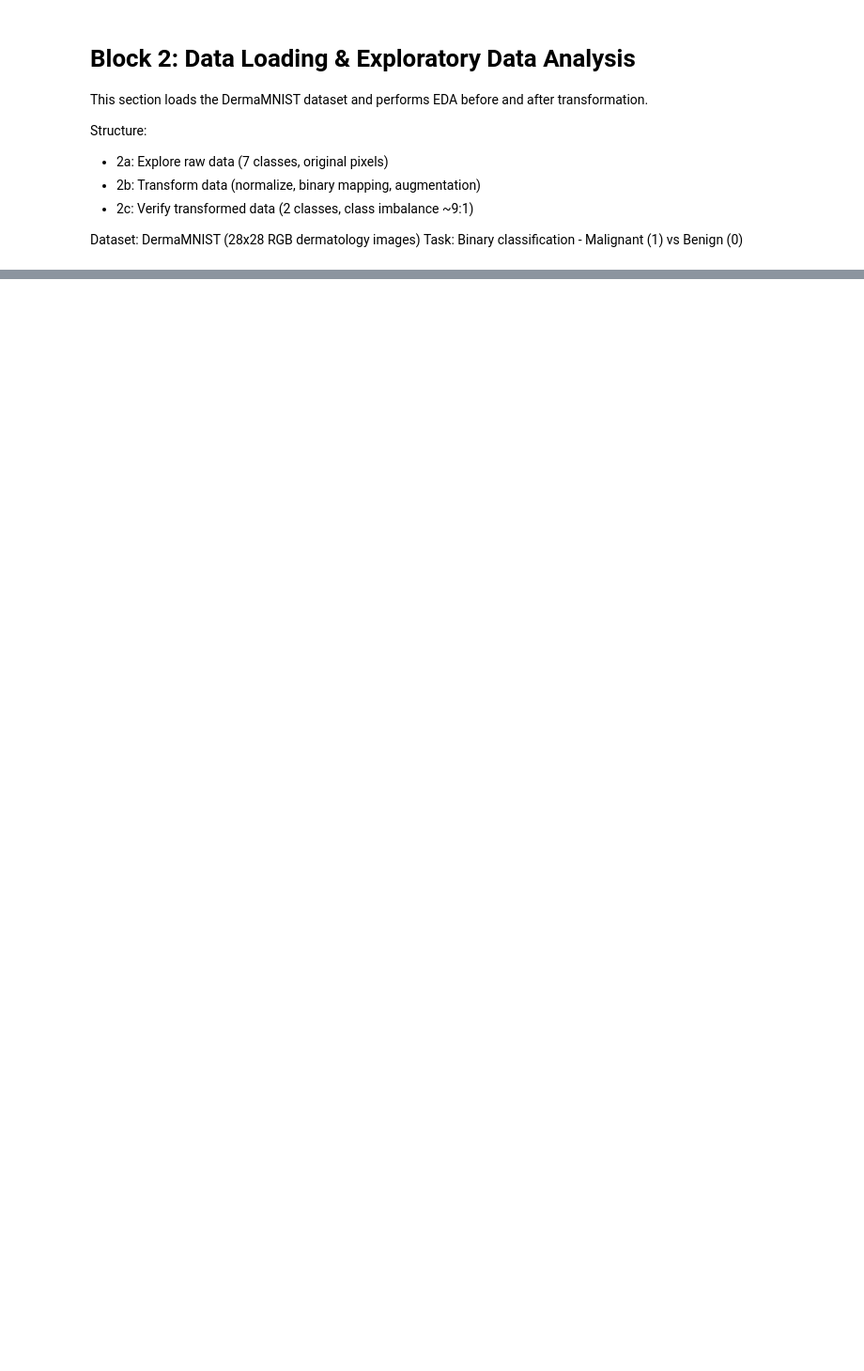
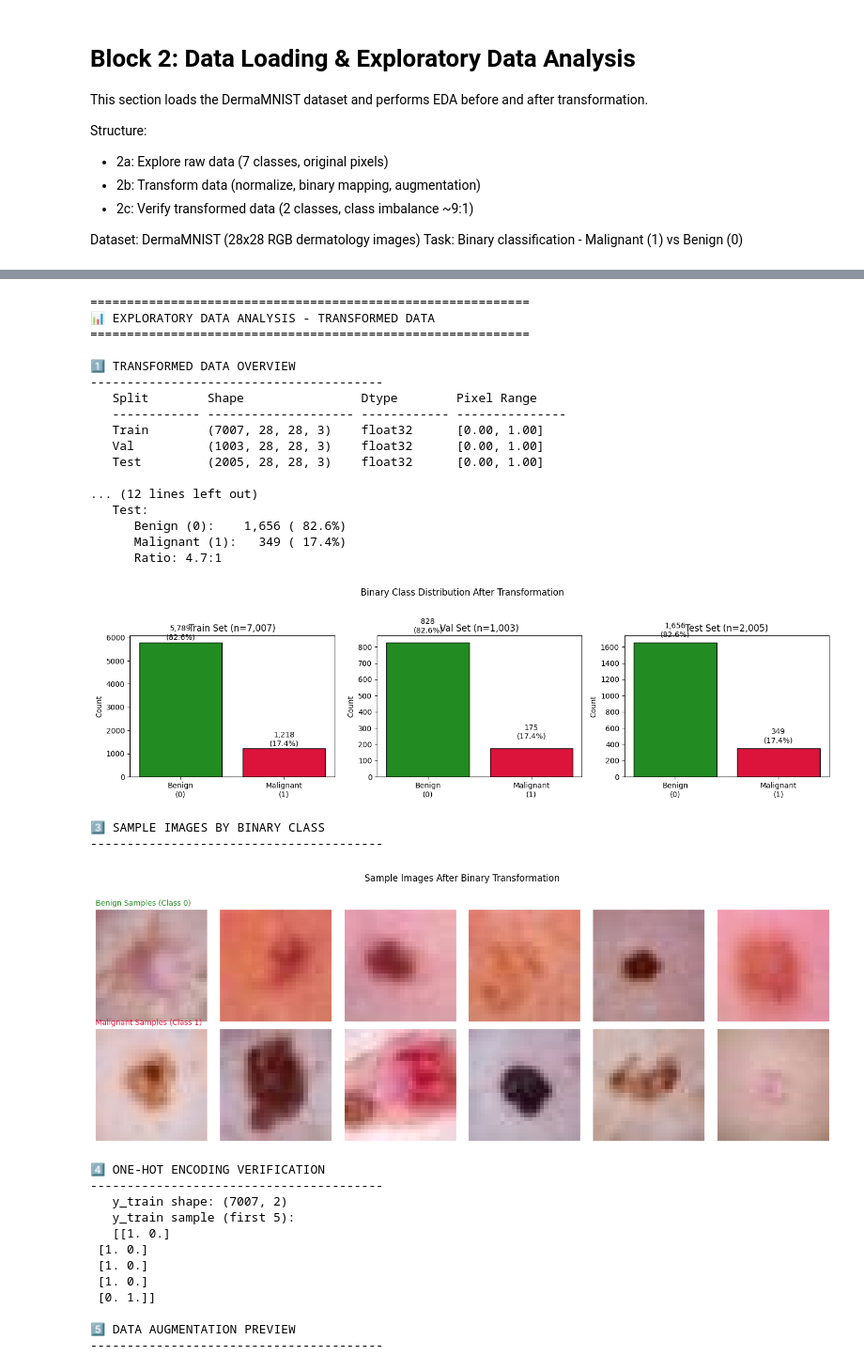
Before and after one commit to gez2code/Binary-Classification-DermaMNIST, a Jupyter notebook: Binary_Classification_DermaMNIST.ipynb, the cells around one changed output, grey strips where cells are left out. Shown at 94% size. Cells and saved outputs as stored; diff of their text form; code cells hidden in the pictures; blank space fills up the shorter version.

Commit message:
adjusted binary classification

```diff
--- a/Binary_Classification_DermaMNIST.ipynb
+++ b/Binary_Classification_DermaMNIST.ipynb
@@ -398,8 +467,12 @@ def load_and_preprocess_data():
     x_test = test_data.imgs.astype('float32') / 255.0
 
     # Binary mapping: Malignant (1) vs Benign (0)
+    # Malignant: mel(1), bcc(3), akiec(4) - cancerous/pre-cancerous
+    # Benign: nv(0), bkl(2), vasc(5), df(6) - non-cancerous
     print("2️⃣ Converting to binary: 7 classes → 2 classes")
-    to_binary = lambda y: np.isin(y, [0, 1, 6]).astype(int)
+    print("   Malignant (1): mel, bcc, akiec")
+    print("   Benign (0): nv, bkl, vasc, df")
+    to_binary = lambda y: np.isin(y, [1, 3, 4]).astype(int)  # mel, bcc, akiec = Malignant
     y_train_bin = to_binary(train_data.labels)
     y_val_bin = to_binary(val_data.labels)
     y_test_bin = to_binary(test_data.labels)
@@ -411,7 +484,15 @@ def load_and_preprocess_data():
     y_test = tf.keras.utils.to_categorical(y_test_bin, 2)
 
     # Class weights
-    class_weights = None  # Will be set in 6
+    class_weights = None  # Will be set in Block 6
+
+    # Print distribution summary
+    print("\n4️⃣ Binary distribution:")
+    for name, y_bin in [('Train', y_train_bin), ('Val', y_val_bin), ('Test', y_test_bin)]:
+        total = len(y_bin)
+        mal = y_bin.sum()
+        ben = total - mal
+        print(f"   {name}: Benign={ben:,} ({100*ben/total:.1f}%), Malignant={int(mal):,} ({100*mal/total:.1f}%)")
 
     return {
         'x_train': x_train, 'y_train': y_train, 'y_train_bin': y_train_bin,
@@ -543,33 +639,74 @@ axes[0, 0].axis('off')
 # Augmented versions
 aug_iter = datagen.flow(sample_img, batch_size=1, seed=SEED)
 for i in range(1, 10):
     row = i // 5
     col = i % 5
     aug_img = next(aug_iter)[0]
     axes[row, col].imshow(aug_img)
     axes[row, col].set_title(f'Augmented {i}')
     axes[row, col].axis('off')
 
 plt.suptitle('Data Augmentation Examples (Same Image)', fontsize=12, y=1.02)
 plt.tight_layout()
 plt.show()
 
 # 7. Class Imbalance Summary
 print("\n6️⃣ CLASS IMBALANCE SUMMARY")
 print("-"*40)
+
+# Calculate actual ratio from data
+train_mal = data['y_train_bin'].sum()
+train_ben = len(data['y_train_bin']) - train_mal
+actual_ratio = train_ben / train_mal
+
 print(f"   ⚠️  Your data is IMBALANCED")
 print(f"   ")
-print(f"   Benign:Malignant ratio = ~9:1")
+print(f"   Benign:Malignant ratio = ~{actual_ratio:.0f}:1")
 print(f"   ")
 print(f"   Without intervention, model will likely:")
-print(f"      • Predict 'Benign' most of the time (90% accuracy!)")
+print(f"      • Predict 'Benign' most of the time ({100*train_ben/len(data['y_train_bin']):.0f}% accuracy!)")
 print(f"      • Have LOW recall for Malignant class")
 print(f"   ")
 print(f"   Strategies to address:")
-print(f"      • Class weights: {'{0: 1.0, 1: 3.0}'} or higher")
+print(f"      • Class weights: {{0: 1.0, 1: {actual_ratio:.0f}.0}} to match ratio")
+print(f"      • Or moderate: {{0: 1.0, 1: 3.0}}")
 print(f"      • Oversampling (SMOTE)")
 print(f"      • Focal loss")
 
 print("\n" + "="*60)
 print("✅ EDA COMPLETE - Ready for modeling")
 print("="*60)
+# %% [output]
+============================================================
+📊 EXPLORATORY DATA ANALYSIS - TRANSFORMED DATA
+============================================================
+
+1️⃣ TRANSFORMED DATA OVERVIEW
+----------------------------------------
+   Split        Shape                Dtype        Pixel Range
+   ------------ -------------------- ------------ ---------------
+   Train        (7007, 28, 28, 3)    float32      [0.00, 1.00]
+   Val          (1003, 28, 28, 3)    float32      [0.00, 1.00]
+   Test         (2005, 28, 28, 3)    float32      [0.00, 1.00]
+
+... (12 lines left out)
+   Test:
+      Benign (0):    1,656 ( 82.6%)
+      Malignant (1):   349 ( 17.4%)
+      Ratio: 4.7:1
+[figure, added]
+3️⃣ SAMPLE IMAGES BY BINARY CLASS
+----------------------------------------
+[figure, added]
+4️⃣ ONE-HOT ENCODING VERIFICATION
+----------------------------------------
+   y_train shape: (7007, 2)
+   y_train sample (first 5):
+   [[1. 0.]
+ [1. 0.]
+ [1. 0.]
+ [1. 0.]
+ [0. 1.]]
+
+5️⃣ DATA AUGMENTATION PREVIEW
+----------------------------------------
```
Also changed, not shown: parts of 24 cells of this notebook, 1 other file.
